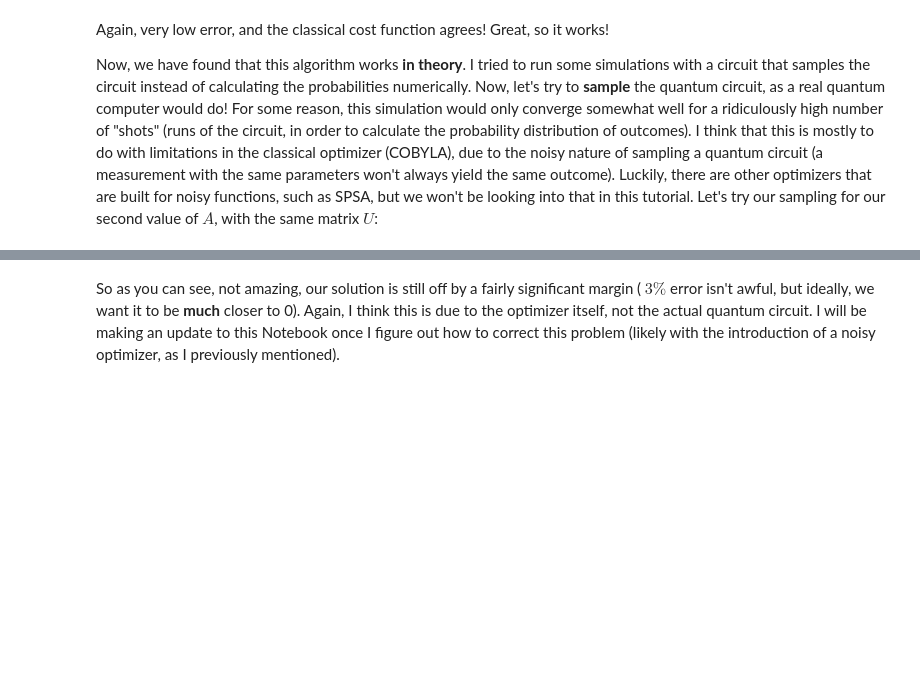
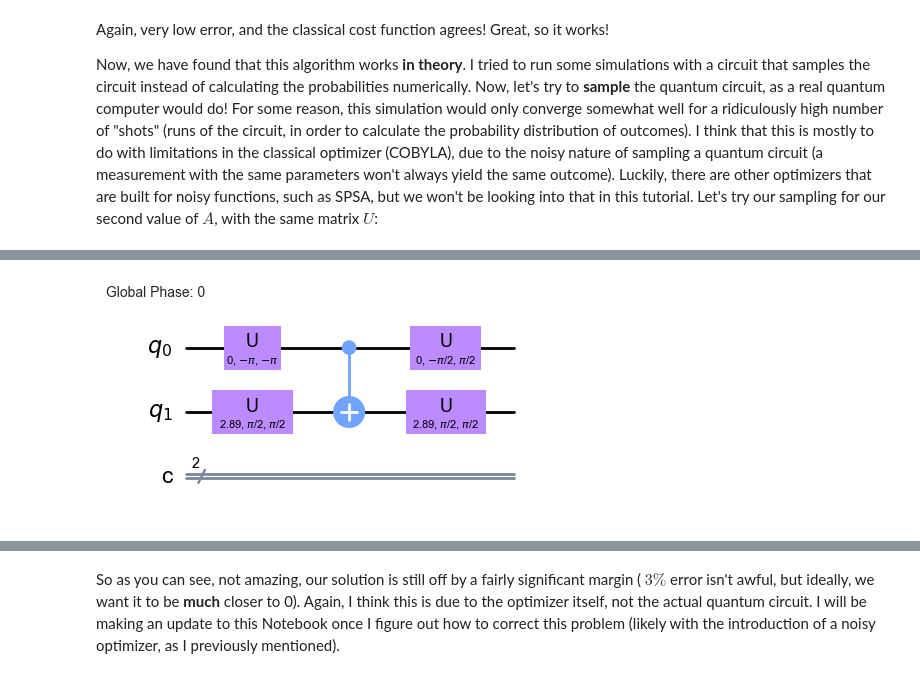
Before and after one commit to cezaris13/CourseWork, a Jupyter notebook: vqls.ipynb, the cells around one changed output, grey strips where cells are left out. Drawn from its saved outputs; the diff is of its cells as text; code cells hidden in the pictures; blank space fills up the shorter version.

Commit message:
matrix decomposition

```diff
--- a/vqls.ipynb
+++ b/vqls.ipynb
@@ -838,0 +864,38 @@ Accuracy: 1.0
+# %%
+import numpy as np
+from qiskit import QuantumCircuit, Aer, transpile, execute
+from qiskit.quantum_info.operators import Operator
+def convertMatrixIntoUnitary(matrix:np.ndarray):
+    Q,_ = np.linalg.qr(matrix)
+    # print(Q)
+    for i in range(Q.shape[1]):
+        Q[:,i] = Q[:,i]/np.linalg.norm(Q[:,i])
+
+    # print(Q)
+    return Operator(Q)
+
+def convertUnitaryIntoCircuit(unitary:Operator):
+    return unitary.to_instruction()
+
+matrix = np.array([[1, 0, 0, 0],
+                     [0, 0, 0, 1],
+                     [0, 0, 1, 0],
+                     [0, 3, 0, 0]])
+
+unitary = convertMatrixIntoUnitary(matrix)
+circuit = convertUnitaryIntoCircuit(unitary)
+
+qc = QuantumCircuit(2,2)
+qc.append(circuit, [0, 1])
+
+backend = Aer.get_backend('unitary_simulator')
+
+job = execute(qc, backend, shots=8192)
+result = job.result()
+
+# print(result.get_unitary(circuit, decimals=3))
+qc.decompose().draw(output="mpl")
+
+# circuit.draw(output="mpl")
+# %% [output]
+[figure, added]
```
Also changed, not shown: parts of 14 cells of this notebook.
